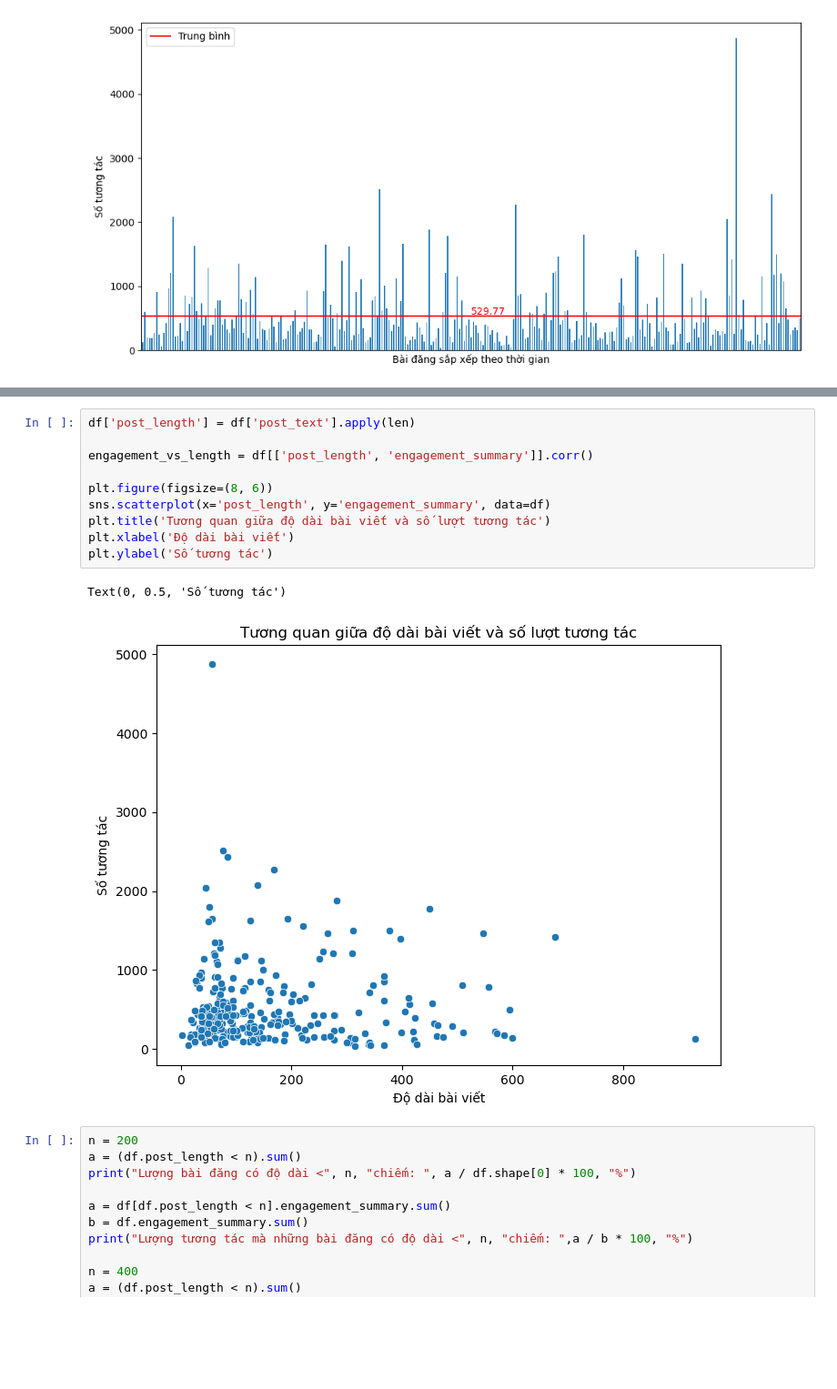
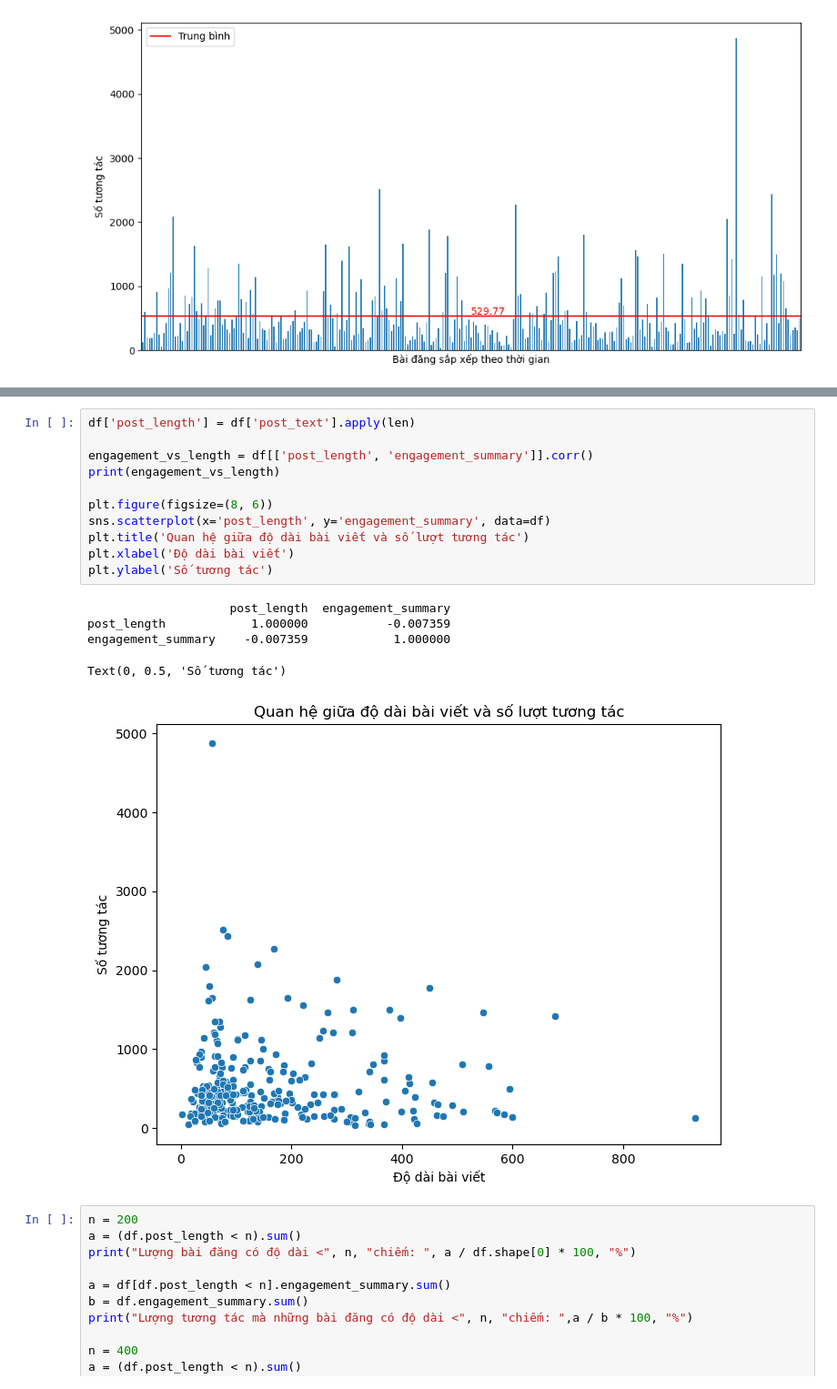
Before and after one commit to minhkhai2897/BTL_Python, a Jupyter notebook: analyze_data.ipynb, the cells around one changed output, grey strips where cells are left out. Shown at 91% size. Cells and saved outputs as stored; diff of their text form; blank space fills up the shorter version.

```diff
--- a/analyze_data.ipynb
+++ b/analyze_data.ipynb
@@ -232,16 +232,20 @@ Text(140, 558.7722419928825, '529.77')
 # %%
 df['post_length'] = df['post_text'].apply(len)
 
 engagement_vs_length = df[['post_length', 'engagement_summary']].corr()
+print(engagement_vs_length)
 
 plt.figure(figsize=(8, 6))
 sns.scatterplot(x='post_length', y='engagement_summary', data=df)
-plt.title('Tương quan giữa độ dài bài viết và số lượt tương tác')
+plt.title('Quan hệ giữa độ dài bài viết và số lượt tương tác')
 plt.xlabel('Độ dài bài viết')
 plt.ylabel('Số tương tác')
 # %% [output]
-Text(0, 0.5, 'Số tương tác')
+                    post_length  engagement_summary
+post_length            1.000000           -0.007359
+engagement_summary    -0.007359            1.000000
+Text(0, 0.5, 'Số tương tác')
-[figure, old version]
+[figure, new version]
 # %%
 n = 200
 a = (df.post_length < n).sum()
```
Also changed, not shown: parts of 5 cells of this notebook.
